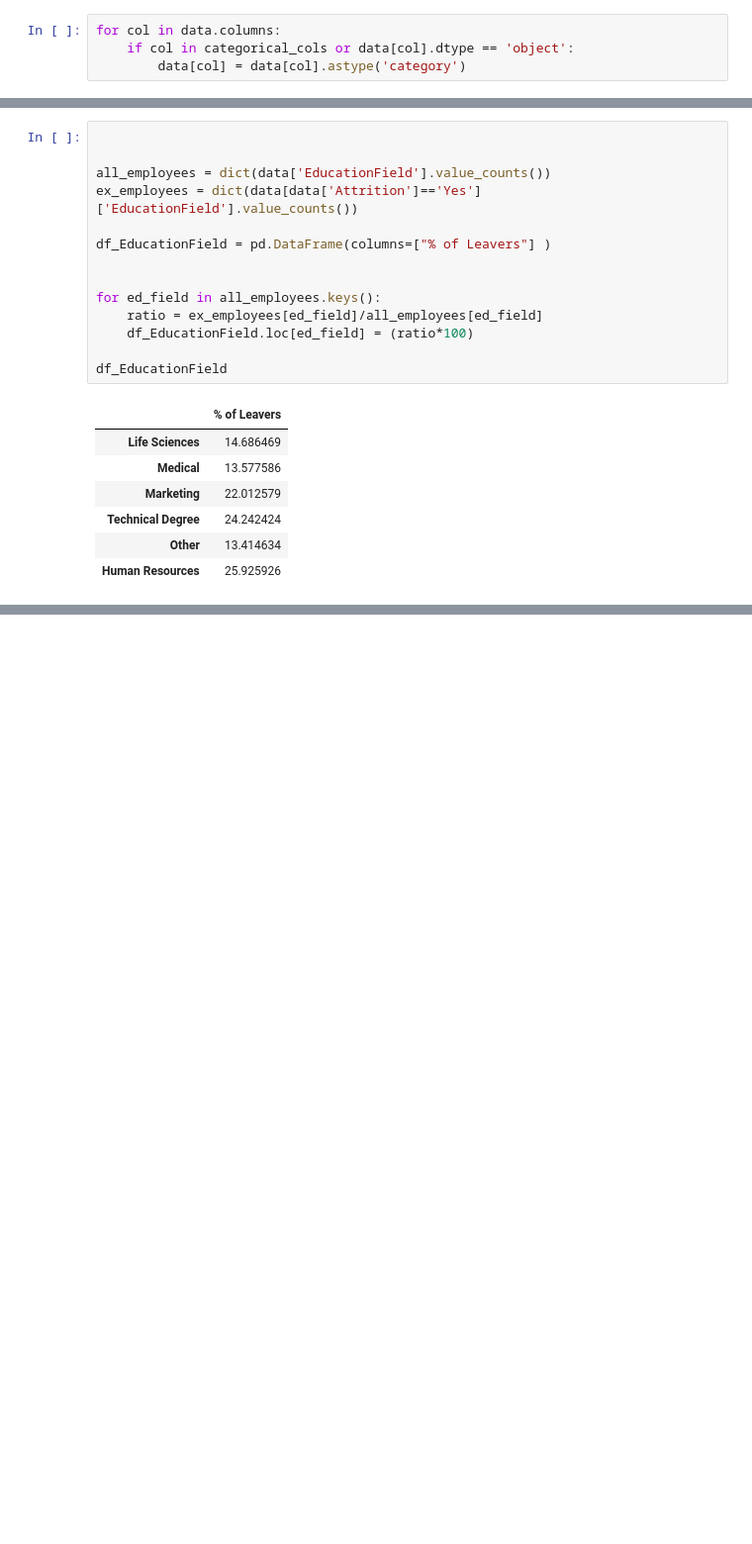
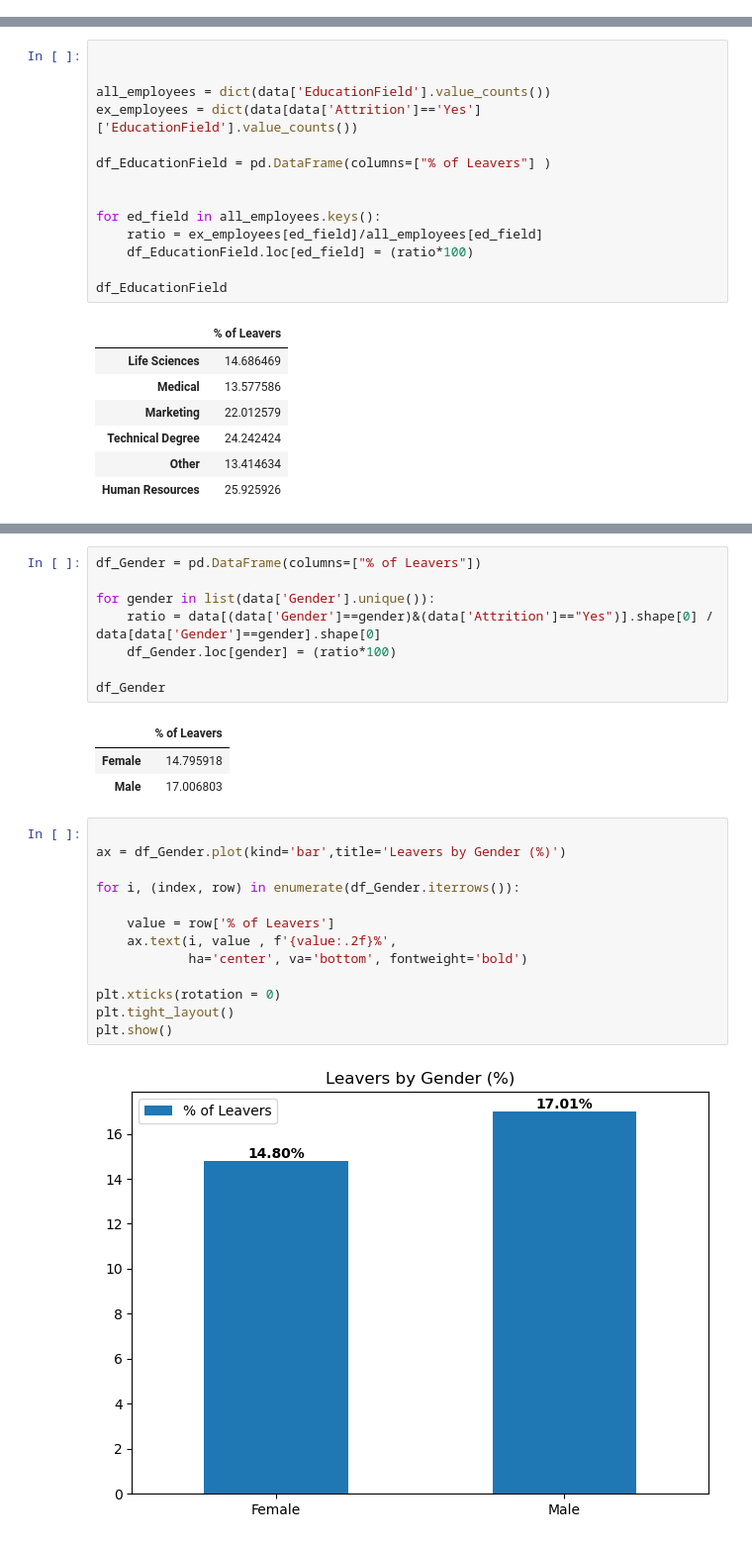
Before and after one commit to ZakariaElKazdam/Attrition-detection, a Jupyter notebook: attrition_detection.ipynb, the cells around one changed output, grey strips where cells are left out. Shown at 99% size. Drawn from its saved outputs; the diff is of its cells as text; blank space fills up the shorter version.

```diff
--- a/attrition_detection.ipynb
+++ b/attrition_detection.ipynb
@@ -190,7 +78,3 @@ constant_cols = ['EmployeeCount' ,'Over18', 'StandardHours']
-# %%
-for col in data.columns:
-    if col in categorical_cols or data[col].dtype == 'object':
-        data[col] = data[col].astype('category')
 # %%
 data.describe()
 # %% [output]
@@ -439,0 +331,27 @@ Name: Human Resources, dtype: float64
+# %%
+df_Gender = pd.DataFrame(columns=["% of Leavers"])
+
+for gender in list(data['Gender'].unique()):
+    ratio = data[(data['Gender']==gender)&(data['Attrition']=="Yes")].shape[0] / data[data['Gender']==gender].shape[0]
+    df_Gender.loc[gender] = (ratio*100)
+
+df_Gender
+# %% [output]
+|  | % of Leavers |
+| Female | 14.795918 |
+| Male | 17.006803 |
+# %%
+
+ax = df_Gender.plot(kind='bar',title='Leavers by Gender (%)')
+
+for i, (index, row) in enumerate(df_Gender.iterrows()):
+
+    value = row['% of Leavers']
+    ax.text(i, value , f'{value:.2f}%',
+            ha='center', va='bottom', fontweight='bold')
+
+plt.xticks(rotation = 0)
+plt.tight_layout()
+plt.show()
+# %% [output]
+[figure, added]
```
Also changed, not shown: parts of 43 cells of this notebook.
